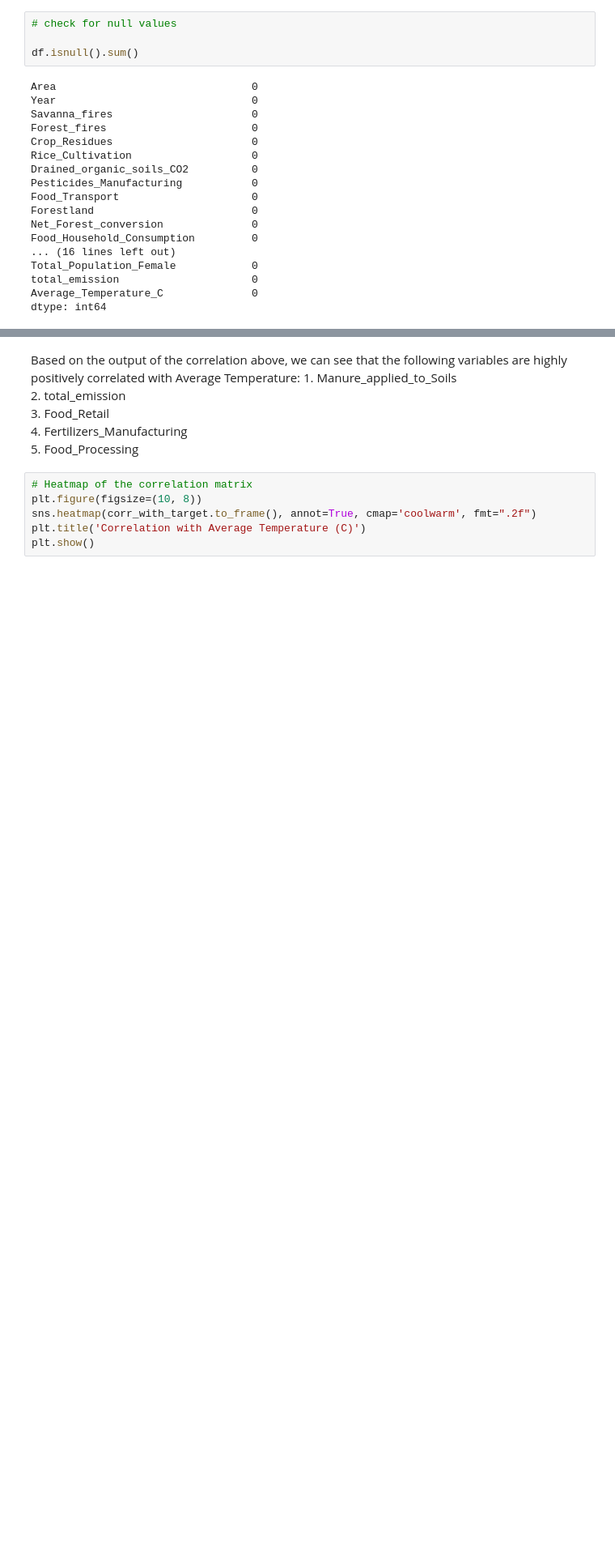
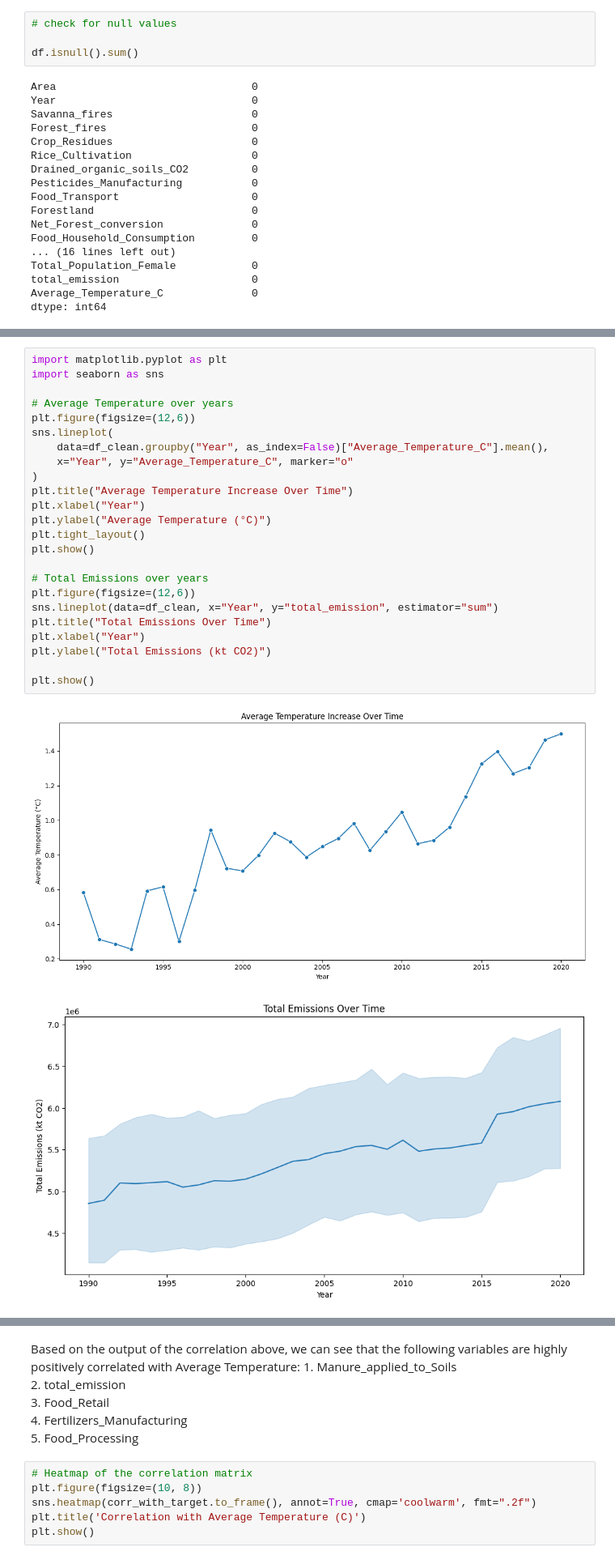
Before and after one commit to wktkfoster/2401PTDS_Regression_Project, a Jupyter notebook: Regression Project.ipynb, the cells around one changed output, grey strips where cells are left out. Shown: that part at 81% size. Drawn from its saved outputs; the diff is of its cells as text; blank space fills up the shorter version.

```diff
--- a/Regression Project.ipynb
+++ b/Regression Project.ipynb
@@ -85,0 +137,27 @@ dtype: int64
+# %%
+import matplotlib.pyplot as plt
+import seaborn as sns
+
+# Average Temperature over years
+plt.figure(figsize=(12,6))
+sns.lineplot(
+    data=df_clean.groupby("Year", as_index=False)["Average_Temperature_C"].mean(),
+    x="Year", y="Average_Temperature_C", marker="o"
+)
+plt.title("Average Temperature Increase Over Time")
+plt.xlabel("Year")
+plt.ylabel("Average Temperature (°C)")
+plt.tight_layout()
+plt.show()
+
+# Total Emissions over years
+plt.figure(figsize=(12,6))
+sns.lineplot(data=df_clean, x="Year", y="total_emission", estimator="sum")
+plt.title("Total Emissions Over Time")
+plt.xlabel("Year")
+plt.ylabel("Total Emissions (kt CO2)")
+
+plt.show()
+# %% [output]
+[figure, added]
+[figure, added]
```
Also changed, not shown: parts of 19 cells of this notebook, 2 other files.
